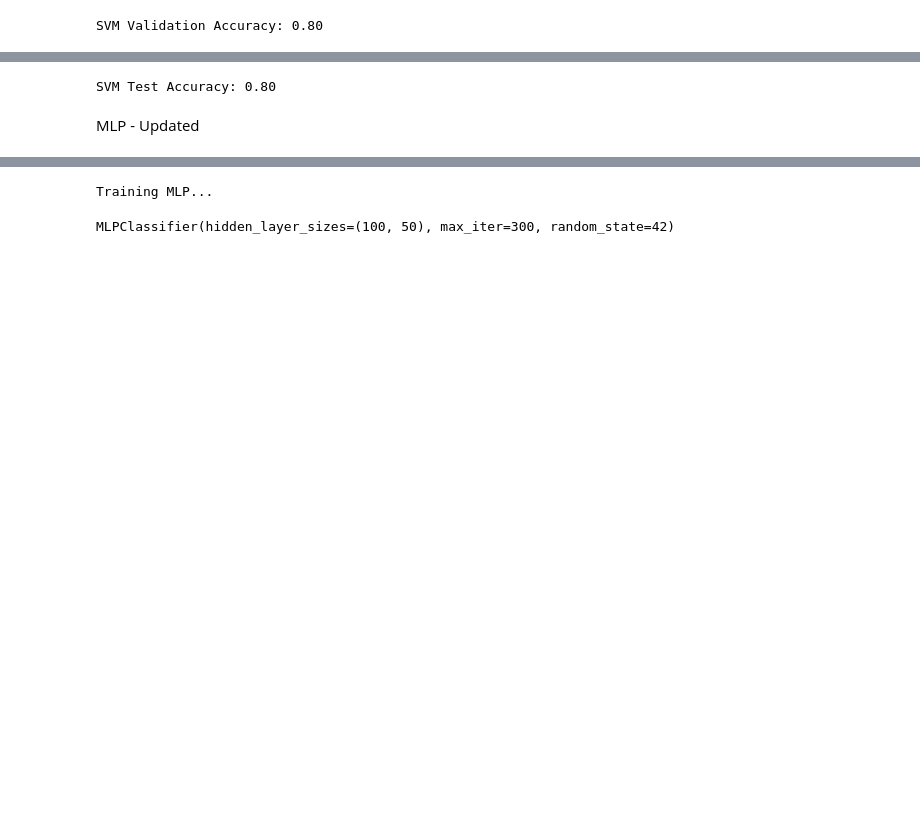
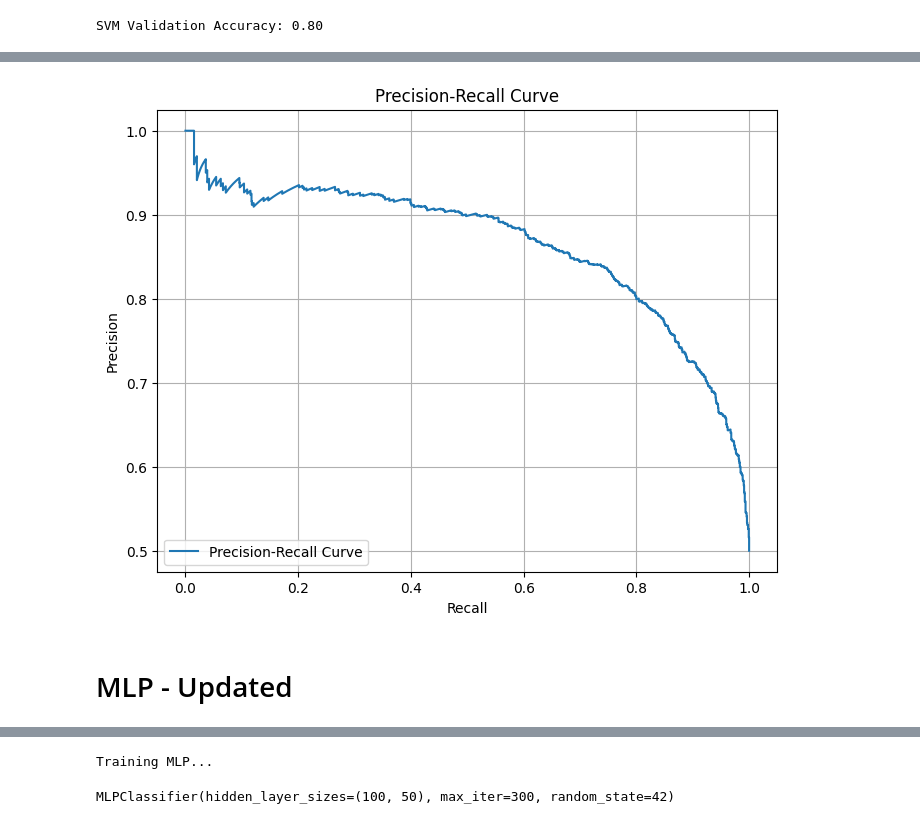
Before and after one commit to AshrafHussain23/Semester_3_Thesis, a Jupyter notebook: Scream Detection.ipynb, the cells around one changed output, grey strips where cells are left out. Drawn from its saved outputs; the diff is of its cells as text; code cells hidden in the pictures; blank space fills up the shorter version.

```diff
--- a/Scream Detection.ipynb
+++ b/Scream Detection.ipynb
@@ -667,0 +497,12 @@ SVM Validation Accuracy: 0.80
+# %%
+precision, recall, pr_thresholds = precision_recall_curve(y_test, y_test_prob_svm, pos_label="yes")
+plt.figure(figsize=(8, 6))
+plt.plot(recall, precision, label="Precision-Recall Curve")
+plt.xlabel("Recall")
+plt.ylabel("Precision")
+plt.title("Precision-Recall Curve")
+plt.legend(loc="lower left")
+plt.grid()
+plt.show()
+# %% [output]
+[figure, added]
@@ -668,9 +529,7 @@ SVM Validation Accuracy: 0.80
 # %%
-# Test Accuracy for SVM
-y_test_pred_svm = svm_model.predict(X_test_scaled)
-svm_test_accuracy = accuracy_score(y_test, y_test_pred_svm)
-print(f"SVM Test Accuracy: {svm_test_accuracy:.2f}")
+# y_test_pred_svm_best = best_svm_model.predict(X_test_scaled)
+
+# svm_test_accuracy_best = accuracy_score(y_test, y_test_pred_svm_best)
+# print(f"SVM Test Accuracy: {svm_test_accuracy_best:.2f}")
-# %% [output]
-SVM Test Accuracy: 0.80
-# %% [markdown]
-MLP - Updated
+# %% [markdown]
+# MLP - Updated
```
Also changed, not shown: parts of 156 cells of this notebook, 4 other files.
